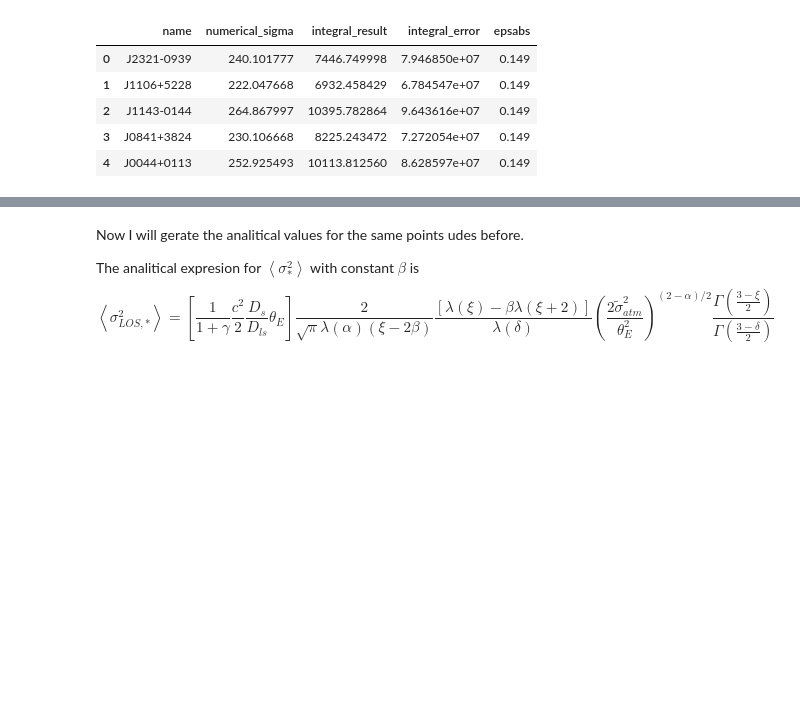
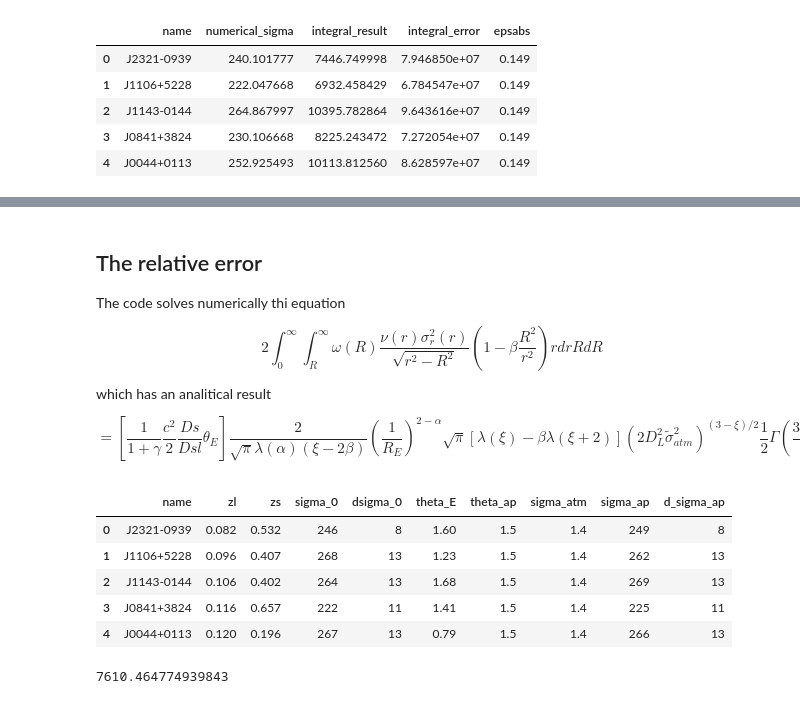
Before and after one commit to CosmoObs/SLtools, a Jupyter notebook: sltools/rings2cosmo/Velocity_dispersion_integrals/performancy_tests.ipynb, the cells around one changed output, grey strips where cells are left out. Drawn from its saved outputs; the diff is of its cells as text; code cells hidden in the pictures; blank space fills up the shorter version.

```diff
--- a/sltools/rings2cosmo/Velocity_dispersion_integrals/performancy_tests.ipynb
+++ b/sltools/rings2cosmo/Velocity_dispersion_integrals/performancy_tests.ipynb
@@ -31,13 +46,21 @@ numerical.head()
 # %% [markdown]
-Now I will gerate the analitical values for the same points udes before.
+## The relative error
+The code solves numerically thi equation
 
-The analitical expresion for $\left \langle  \sigma^2_*\right \rangle$ with constant $\beta$ is
-$$
- \left \langle \sigma^2_{LOS,*} \right \rangle =
-    \left [ \frac{1}{1 + \gamma}\frac{c^2}{2}\frac{D_s}{D_{ls}}\theta_E \right ]
-    \frac{2}{\sqrt{\pi}\lambda(\alpha)(\xi - 2\beta)}
-   \frac{\left [ \lambda(\xi)
-   - \beta\lambda(\xi + 2) \right ]}{\lambda(\delta)}
-   \left(\frac{2\tilde{\sigma}^2_{atm}}{\theta_E^2}\right)^{(2-\alpha)/2}
-   \frac{\Gamma\left ( \frac{3 - \xi}{2} \right )}{\Gamma\left ( \frac{3 - \delta}{2} \right )}
-$$
+$$2\int_0^{\infty}\int_R^{\infty}\omega(R)\frac{\nu(r)\sigma^2_r(r)}{\sqrt{r^2 - R^2}}\left (1 - \beta\frac{R^2}{r^2}\right )rdrRdR$$
+
+which has an analitical result
+
+$$ =  \left [\frac{1}{1 + \gamma}\frac{c^2}{2}\frac{Ds}{Dsl}\theta_E \right ]
+\frac{2}{\sqrt{\pi}\lambda(\alpha)(\xi - 2\beta)}\left (\frac{1}{R_E}\right )^{2 - \alpha}\sqrt{\pi}\left [ \lambda (\xi)
+   - \beta \lambda(\xi + 2) \right ](2D_L^2\tilde{\sigma}^2_{atm})^{(3-\xi)/2}\frac{1}{2} \Gamma\left ( \frac{3 - \xi}{2} \right ) $$
+# %%
+data = pd.read_csv('../data/sample80.csv')
+data.head()
+# %% [output]
+|  | name | zl | zs | sigma_0 | dsigma_0 | theta_E | theta_ap | sigma_atm | sigma_ap | d_sigma_ap |
+| 0 | J2321-0939 | 0.082 | 0.532 | 246 | 8 | 1.60 | 1.5 | 1.4 | 249 | 8 |
+| 1 | J1106+5228 | 0.096 | 0.407 | 268 | 13 | 1.23 | 1.5 | 1.4 | 262 | 13 |
+| 2 | J1143-0144 | 0.106 | 0.402 | 264 | 13 | 1.68 | 1.5 | 1.4 | 269 | 13 |
+| 3 | J0841+3824 | 0.116 | 0.657 | 222 | 11 | 1.41 | 1.5 | 1.4 | 225 | 11 |
+| 4 | J0044+0113 | 0.120 | 0.196 | 267 | 13 | 0.79 | 1.5 | 1.4 | 266 | 13 |
@@ -43,0 +99,20 @@ $$
+# %%
+#### just to test if the above function is working #####
+### variables and unity convesion
+
+z_L = data['zl'][0]
+z_S = data['zs'][0]
+theta_E = (data['theta_E'].values * u.arcsec).to(u.rad)[0].value
+theta_ap = (data['theta_ap'].values * u.arcsec).to(u.rad)[0].value
+seeing_atm = (data['sigma_atm'].values * u.arcsec).to(u.rad)[0].value
+velDisp = data['sigma_ap'][0]
+velDispErr = data['d_sigma_ap'][0]
+#parameters not related to data
+alpha = 2.0
+beta = 0.18
+delta = 2.4
+gamma = 1.0
+
+analitical_integral(z_S, z_L, theta_E, seeing_atm, theta_ap, alpha,  delta, beta, gamma)
+# %% [output]
+7610.464774939843
```
Also changed, not shown: parts of 12 cells of this notebook.
